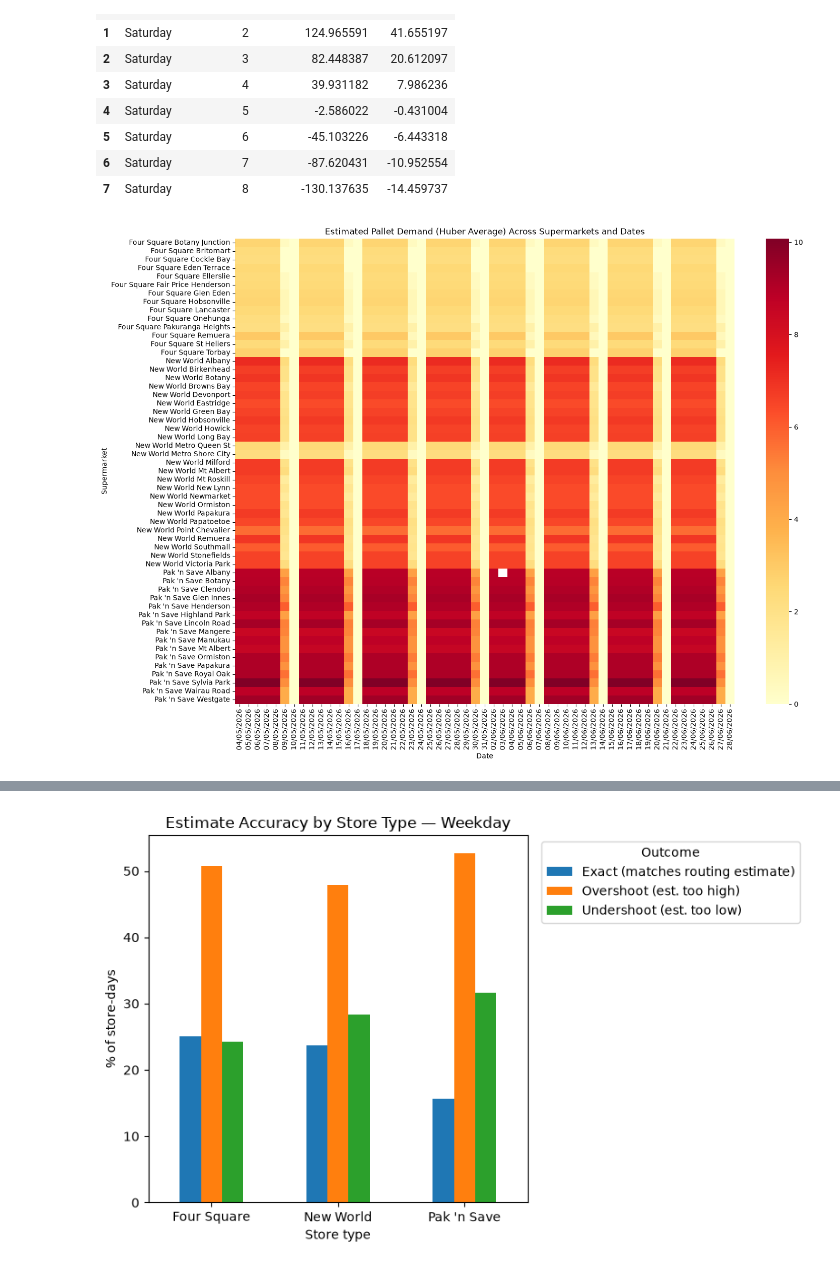
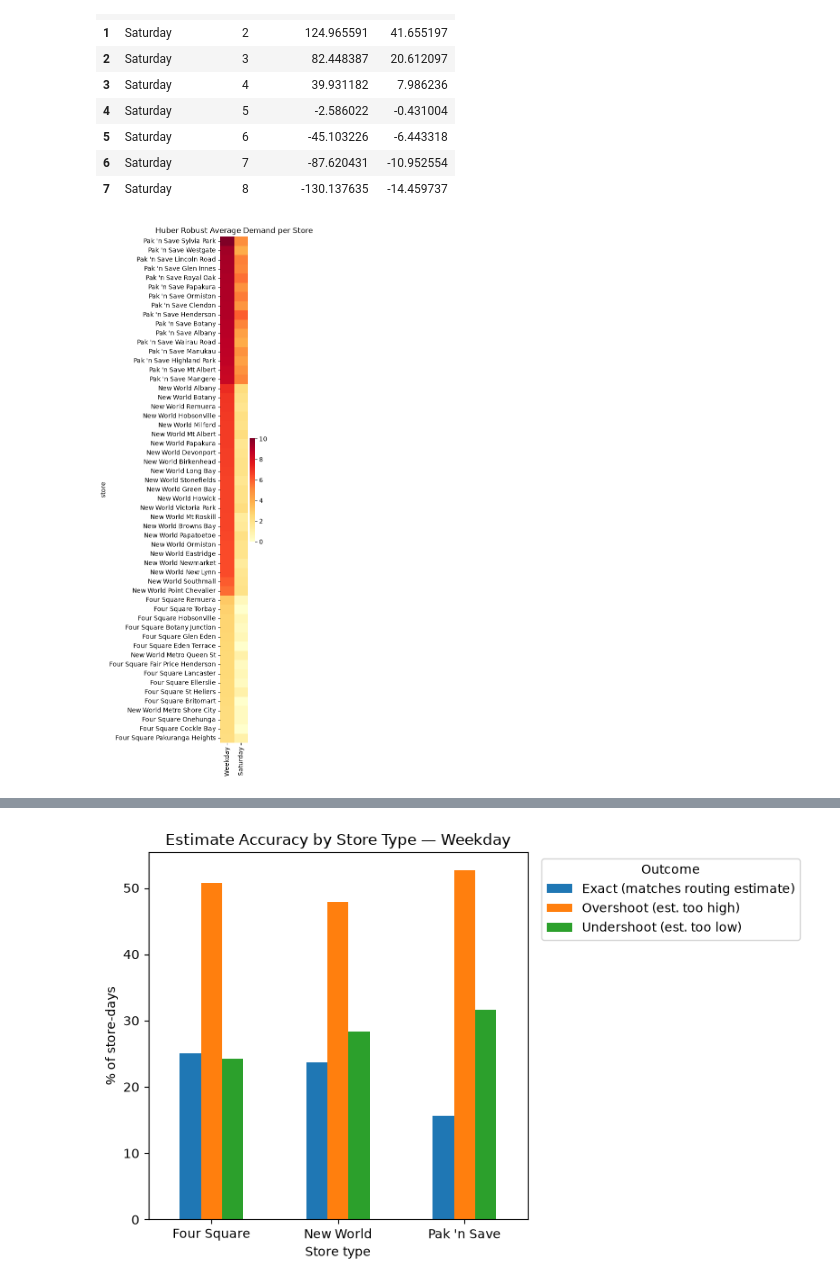
Before and after one commit to avi-nz/ENGSCI-263-Team-01, a Jupyter notebook: main.ipynb, the cells around one changed output, grey strips where cells are left out. Cells and saved outputs as stored; diff of their text form; code cells hidden in the pictures.

Commit message:
added more graphs

```diff
--- a/main.ipynb
+++ b/main.ipynb
@@ -165,36 +165,17 @@ saturday_table
 | 6 | Saturday | 7 | -87.620431 | -10.952554 |
 | 7 | Saturday | 8 | -130.137635 | -14.459737 |
 # %%
-import seaborn as sns
-import numpy as np
+estimate_df = weekday_avg.merge(saturday_avg, on="store").set_index("store")
+estimate_df = estimate_df.sort_values("Weekday", ascending=False)
 
-demand_df = load_demand()
-
-weekday_avg = weekday_average(demand_df).set_index("store")["huber_mean_pallets"]
-saturday_avg = saturday_average(demand_df).set_index("store")["huber_mean_pallets"]
-
-def estimated_value(row):
-    wd = row["date"].weekday()
-    if wd < 5:
-        return weekday_avg.get(row["store"], np.nan)
-    elif wd == 5:
-        return saturday_avg.get(row["store"], np.nan)
-    return 0  # Sunday — no deliveries
-
-demand_df["estimated_pallets"] = demand_df.apply(estimated_value, axis=1)
-
-pivot_df = demand_df.pivot_table(index="store", columns="date", values="estimated_pallets")
-pivot_df = pivot_df.reindex(sorted(pivot_df.columns), axis=1)
-pivot_df.columns = pivot_df.columns.strftime("%d/%m/%Y")
-
-fig, ax = plt.subplots(figsize=(16, 12))
-sns.heatmap(pivot_df, cmap="YlOrRd", ax=ax)
-ax.set_title("Estimated Pallet Demand (Huber Average) Across Supermarkets and Dates")
-ax.set_xlabel("Date")
-ax.set_ylabel("Supermarket")
+fig, ax = plt.subplots(figsize=(4, 12))
+sns.heatmap(estimate_df, cmap="YlOrRd", ax=ax)
+ax.set_title("Huber Robust Average Demand per Store")
+plt.tight_layout()
+plt.xticks(rotation=90)
 plt.show()
 # %% [output]
-[figure, old version]
+[figure, new version]
 # %%
 def store_type(store_name):
     if "Pak" in store_name:
```
Also changed, not shown: parts of 1 cell of this notebook, 4 other files.
